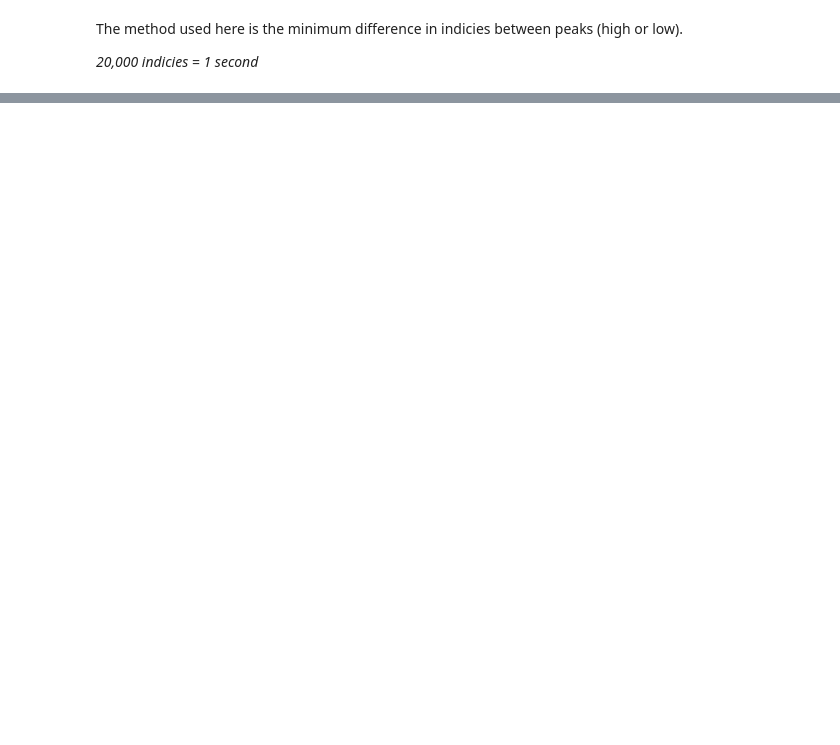
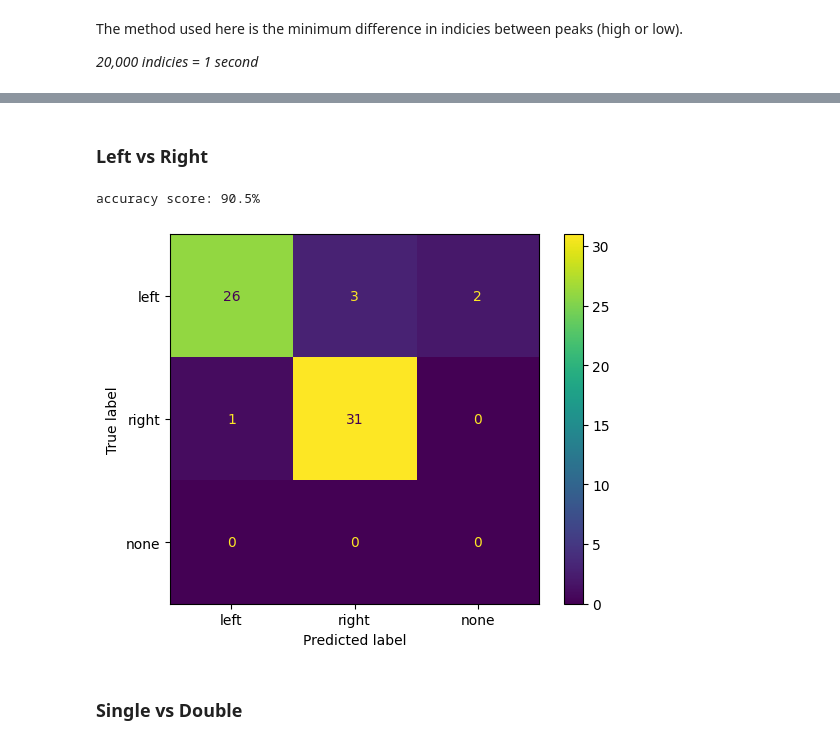
Before and after one commit to edward-ji/eyePlay, a Jupyter notebook: analysis/event.ipynb, the cells around one changed output, grey strips where cells are left out. Saved outputs shown, nothing was run; the diff lists cells and outputs as text; code cells hidden in the pictures; blank space fills up the shorter version.

```diff
--- a/analysis/event.ipynb
+++ b/analysis/event.ipynb
@@ -369,0 +381,37 @@ score: 82.6%
+# %% [markdown]
+### Left vs Right
+# %%
+from sklearn.metrics import ConfusionMatrixDisplay, accuracy_score, confusion_matrix
+
+clip_lr_df = clip_df[(clip_df["week"].isin([9, 10, 11]))
+    & (~clip_df["label"].isin(["test", "no"]))
+    & (~clip_df["double"])
+    & (clip_df["label"].isin(["left", "right"]))].reset_index()
+
+# the nodes are swapped in some weeks
+clip_lr_df.loc[clip_lr_df["week"].isin([6]), "label"] = \
+    clip_lr_df.loc[clip_lr_df["week"].isin([6]), "label"].map(
+        {"left": "right", "right": "left"}.get)
+
+amps = clip_lr_df[["amp"]]
+label = clip_lr_df["label"].astype("category")
+
+def lr_classify(amp):
+    high_peaks, _ = find_peaks(amp, prominence=50)
+    low_peaks, _ = find_peaks(-amp, prominence=50)
+    if len(high_peaks) and len(low_peaks):
+        return ["left", "right"][int(np.mean(high_peaks) < np.mean(low_peaks))]
+    else:
+        return "none"
+
+prediction = amps.map(lr_classify).astype("category")
+
+print(f"accuracy score: {accuracy_score(label, prediction):.1%}")
+cm = confusion_matrix(label, prediction, labels=["left", "right", "none"])
+ConfusionMatrixDisplay(cm, display_labels=["left", "right", "none"]).plot()
+plt.show()
+# %% [output]
+accuracy score: 90.5%
+[figure, added]
+# %% [markdown]
+### Single vs Double
```
Also changed, not shown: parts of 14 cells of this notebook.
